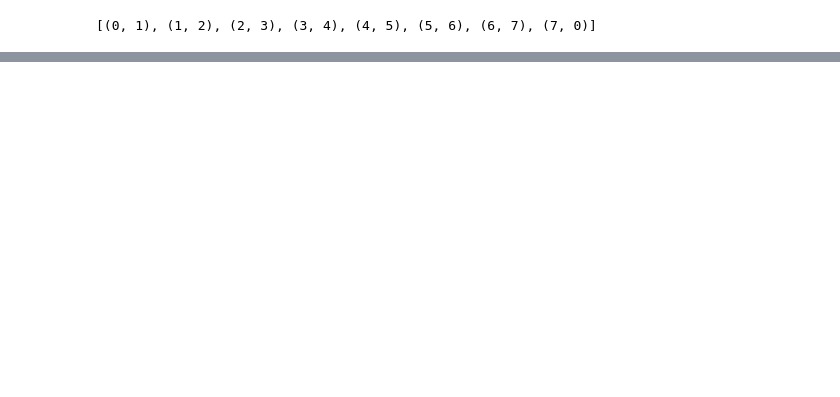
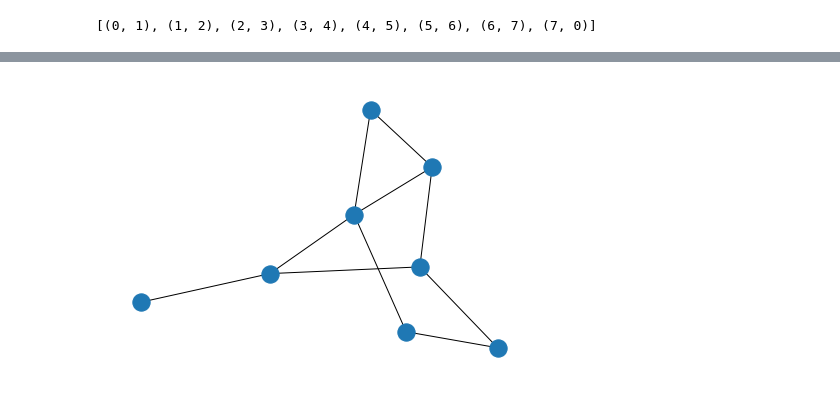
Before and after one commit to LilaShiba/aiValuesConstruct, a Jupyter notebook: dataAnalysis.ipynb, the cells around one changed output, grey strips where cells are left out. Saved outputs shown, nothing was run; the diff lists cells and outputs as text; code cells hidden in the pictures; blank space fills up the shorter version.

```diff
--- a/dataAnalysis.ipynb
+++ b/dataAnalysis.ipynb
@@ -201,0 +266,5 @@ pnGraph(G1)
+# %%
+G4 = nx.sedgewick_maze_graph()
+nx.draw(G4)
+# %% [output]
+[figure, added]
```
Also changed, not shown: parts of 21 cells of this notebook.
